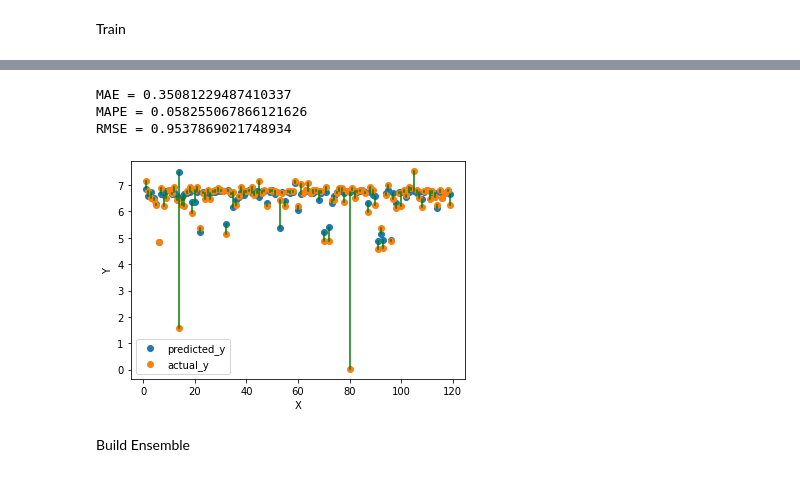
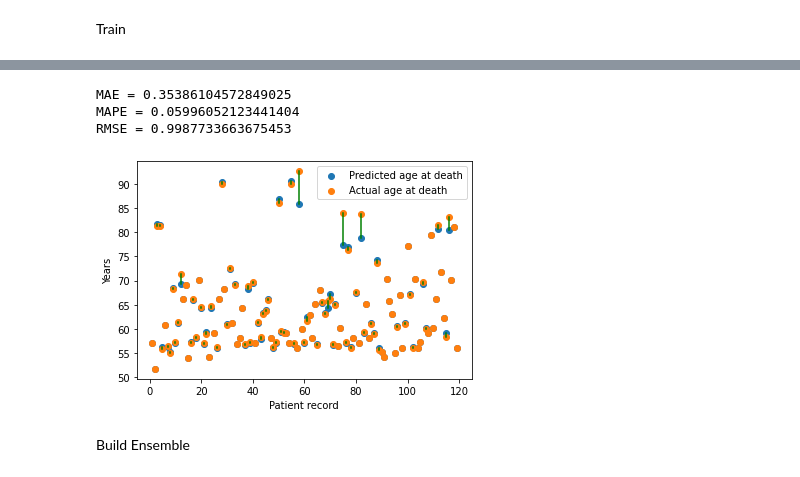
Before and after one commit to harshith7823/CS760-Project, a Jupyter notebook: part-2/Closest point/part2_model_based_knn_filled.ipynb, the cells around one changed output, grey strips where cells are left out. Cells and saved outputs as stored; diff of their text form; code cells hidden in the pictures.

```diff
--- a/part-2/Closest point/part2_model_based_knn_filled.ipynb
+++ b/part-2/Closest point/part2_model_based_knn_filled.ipynb
@@ -95,0 +108,15 @@ print(non_null_death_rows.shape)
+# %%
+frx_fu_cols = ['Clinical F/U interval  [d from CT]',
+       'FRS 10-year risk (%)', 'FRAX 10y Fx Prob (Orange-w/ DXA)']
+
+clinical_outcome_cols = ['CVD DX',
+       'Heart failure DX', 'MI DX', 'Type 2 Diabetes DX',
+       'Primary Cancer Site', 'Humerus fracture DX',
+       'Femoral neck fracture DX', 'Unspec femoral fracture DX',
+       'Forearm fracture DX', 'Primary Cancer Site 2',
+       'Pathologic fracture DX']
+
+combined_data = combined_data_with_frx_and_fu.drop(columns = frx_fu_cols)
+
+non_null_death_rows = combined_data[~combined_data['DEATH [d from CT]'].isnull()]
+print(non_null_death_rows.shape)
@@ -113,13 +142,14 @@ def print_error(y_pred, y_test):
   print(f'MAPE = {mean_absolute_percentage_error(y_pred, y_test)}')
   print(f'RMSE = {mean_squared_error(y_pred, y_test)**0.5}')
 # %%
-def testWithModel(model, X_train, X_test, y_train, y_test):
+def testWithModel(model, X_train, X_test, y_train, y_test, z=15):
   clf = model
   clf.fit(X_train, y_train)
   y_pred = clf.predict(X_test)
 
+  age = X_test['Age at CT']
   print_error(y_pred, y_test)
-  plot_results(y_pred, y_test)
+  plot_results(y_pred + age, y_test + age, z)
 
   return y_pred
 # %%
@@ -171,0 +200,6 @@ print(combined_data['DEATH [d from CT]'].isnull().sum())
+# %%
+combined_data.drop(columns=clinical_outcome_cols, inplace=True)
+for col in frx_fu_cols:
+  combined_data[col] = combined_data_with_frx_and_fu[col]
+
+print(combined_data.columns)
@@ -172,6 +216,7 @@ print(combined_data['DEATH [d from CT]'].isnull().sum())
 # %%
-y = combined_data.iloc[:,28]
-X = combined_data.iloc[:, 0:28]
+m = combined_data.columns.get_loc('DEATH [d from CT]')
+y = combined_data.iloc[:,m]
+X = combined_data.iloc[:, 0:m]
 X_train, X_test, y_train, y_test  = train_test_split(X, y, test_size=0.2)
 # %%
 print(X_train.shape)
@@ -219,20 +263,20 @@ RMSE = 1.3014140300616197
 # %%
 RFparams2={'n_estimators':[70],
           'min_samples_split':[20],
           'min_samples_leaf': [4],
-           'max_features': [20],
+           'max_features': [18],
            'max_depth': [15],
            'bootstrap': [True]}
 
 rf = RandomForestRegressor(random_state = 21)
 clf_random_forest = GridSearchCV(rf, RFparams2, refit=True)
 
 rf_pred = testWithModel(clf_random_forest ,X_train, X_test, y_train, y_test )
 # %% [output]
-MAE = 0.35081229487410337
-MAPE = 0.058255067866121626
-RMSE = 0.9537869021748934
+MAE = 0.35386104572849025
+MAPE = 0.05996052123441404
+RMSE = 0.9987733663675453
-[figure, old version]
+[figure, new version]
 # %% [markdown]
 Build Ensemble
 # %%
```
Also changed, not shown: parts of 23 cells of this notebook.
